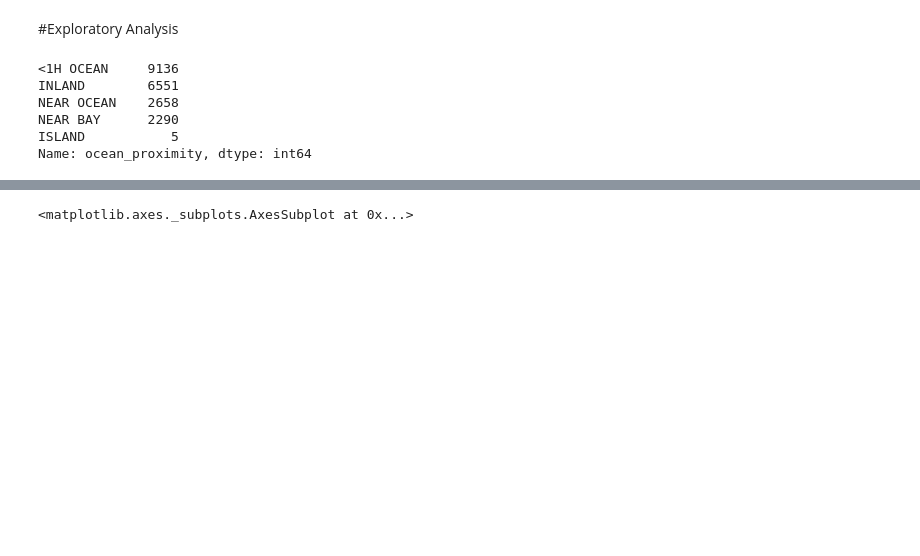
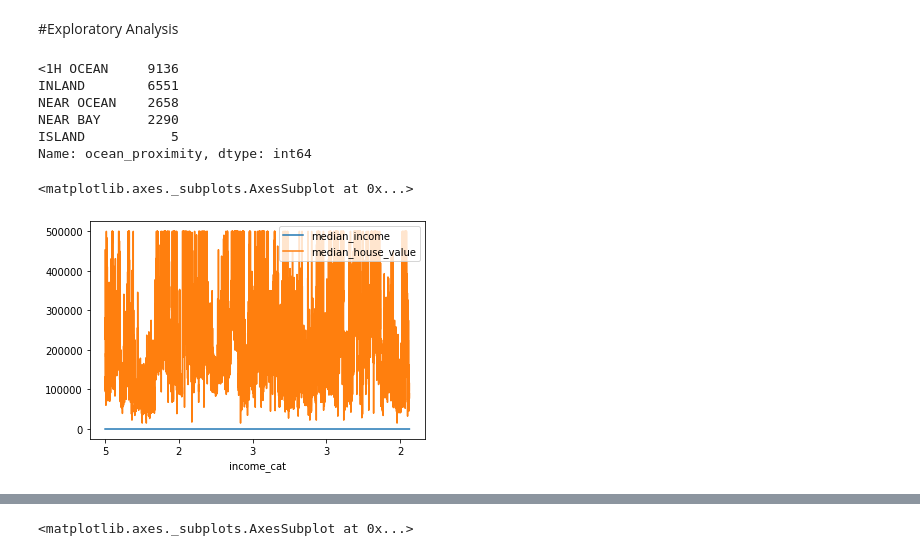
Before and after one commit to Sateesh110/Rep_ML, a Jupyter notebook: zML_SL_Regress_Housing.ipynb, the cells around one changed output, grey strips where cells are left out. Saved outputs shown, nothing was run; the diff lists cells and outputs as text; code cells hidden in the pictures; blank space fills up the shorter version.

```diff
--- a/zML_SL_Regress_Housing.ipynb
+++ b/zML_SL_Regress_Housing.ipynb
@@ -369,3 +372,9 @@ NEAR OCEAN    2658
 NEAR BAY      2290
 ISLAND           5
 Name: ocean_proximity, dtype: int64
+# %%
+# Plot using Pandas
+housing.plot(x="income_cat", y=["median_income", "median_house_value"])
+# %% [output]
+<matplotlib.axes._subplots.AxesSubplot at 0x...>
+[figure, added]
```
Also changed, not shown: parts of 17 cells of this notebook.
